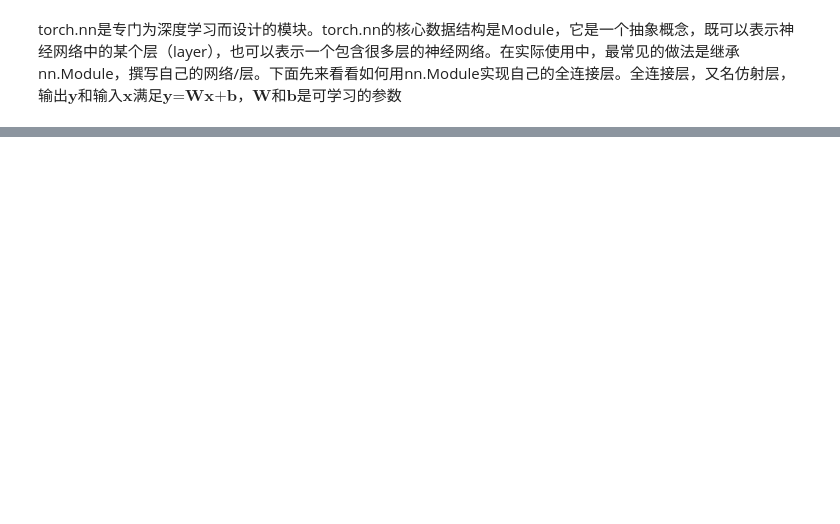
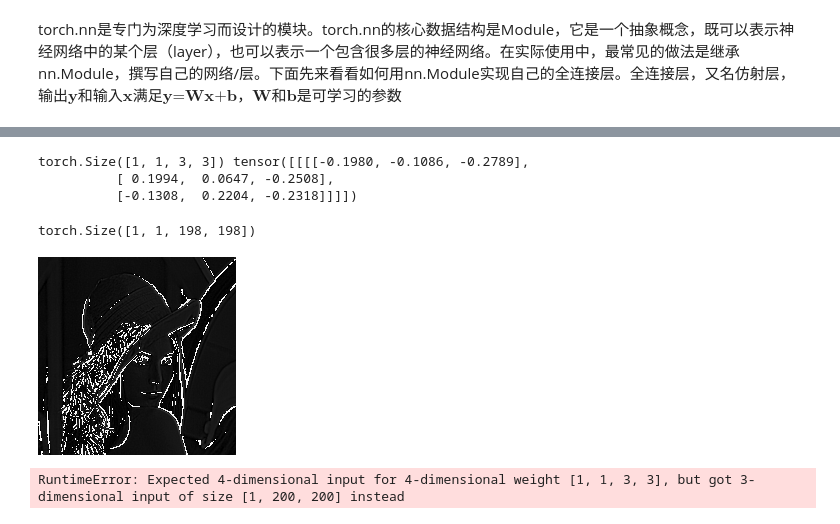
Before and after one commit to AbelDengGang/Model, a Jupyter notebook: notebook/pytorchnn.ipynb, the cells around one changed output, grey strips where cells are left out. Saved outputs shown, nothing was run; the diff lists cells and outputs as text; code cells hidden in the pictures; blank space fills up the shorter version.

```diff
--- a/notebook/pytorchnn.ipynb
+++ b/notebook/pytorchnn.ipynb
@@ -61,0 +191,25 @@ class Perceptron(nn.Model):
+# %%
+# nn.Conv2d(self, in_channels, out_channels, kernel_size, stride=1, padding=0, dilation=1, groups=1, bias=True))
+conv = nn.Conv2d(1, 1, (3, 3), 1, bias=False)  # in_channels 如为RGB,就是3,如为灰度,就是1
+print(conv.weight.data.size(),conv.weight.data) # 卷积核的形状不仅和卷积核的大小有关,还和输入输出通道有关
+conv.weight.data = conv_kernel
+# %% [output]
+torch.Size([1, 1, 3, 3]) tensor([[[[-0.1980, -0.1086, -0.2789],
+          [ 0.1994,  0.0647, -0.2508],
+          [-0.1308,  0.2204, -0.2318]]]])
+# %%
+# 对图像做卷积
+out = conv(input) # 图像和卷积的维度要一样,所以执行执行input = lena_tensor.unsqueeze(0)来为图像增加维度
+print(out.size()) # 返回的数据维度和卷积核的维度一样
+# %% [output]
+torch.Size([1, 1, 198, 198])
+# %%
+new_img = to_pil(out.data.squeeze(0)) #要去掉一个维度,才能转成图片
+new_img
+# %% [output]
+[figure, added]
+# %%
+# 卷积核和图像的维度不一致,会报错.所以对图像要进行升维操作,卷积万以后如要转回图像要进行降维操作
+conv(lena_tensor)
+# %% [output]
+RuntimeError: Expected 4-dimensional input for 4-dimensional weight [1, 1, 3, 3], but got 3-dimensional input of size [1, 200, 200] instead
```
Also changed, not shown: parts of 30 cells of this notebook.
